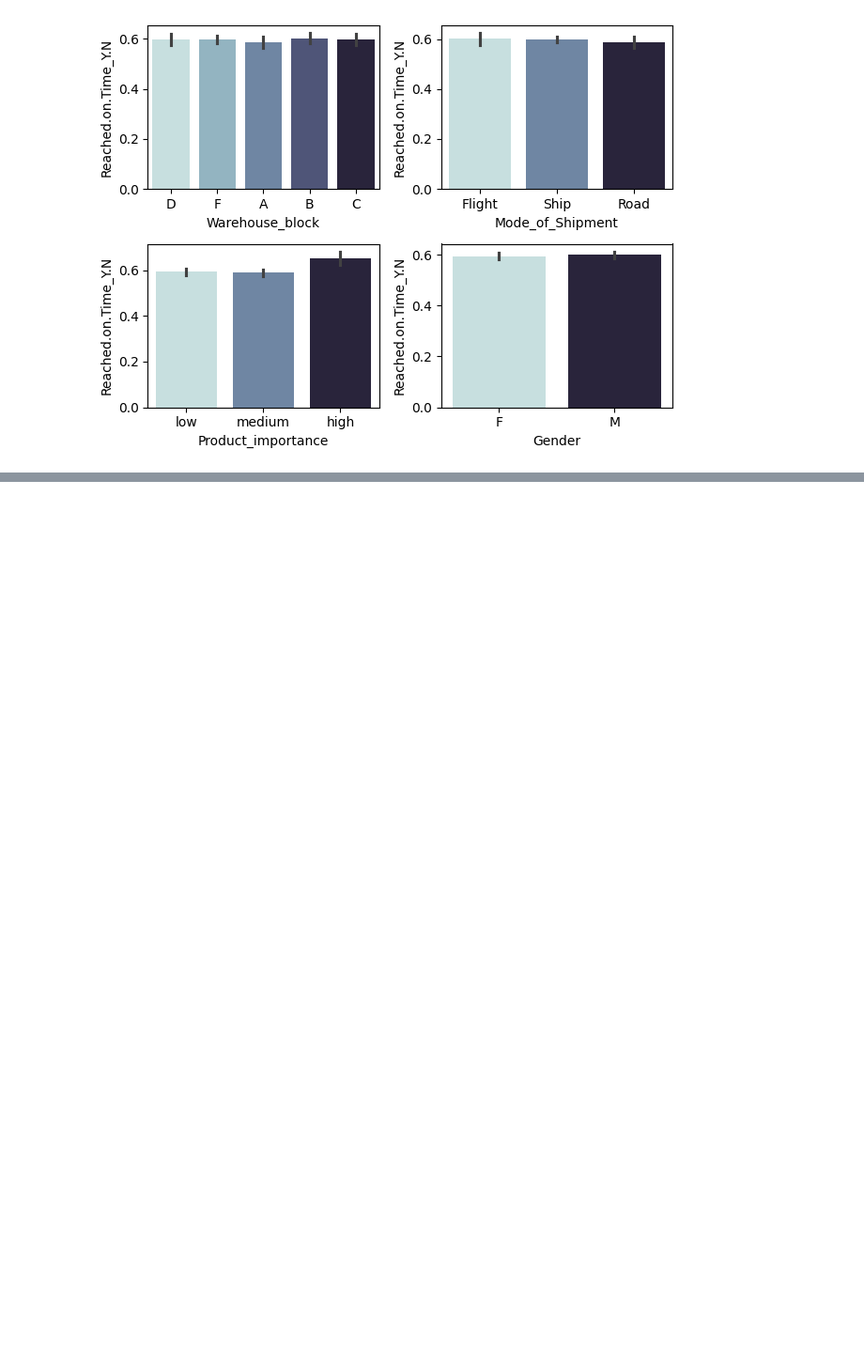
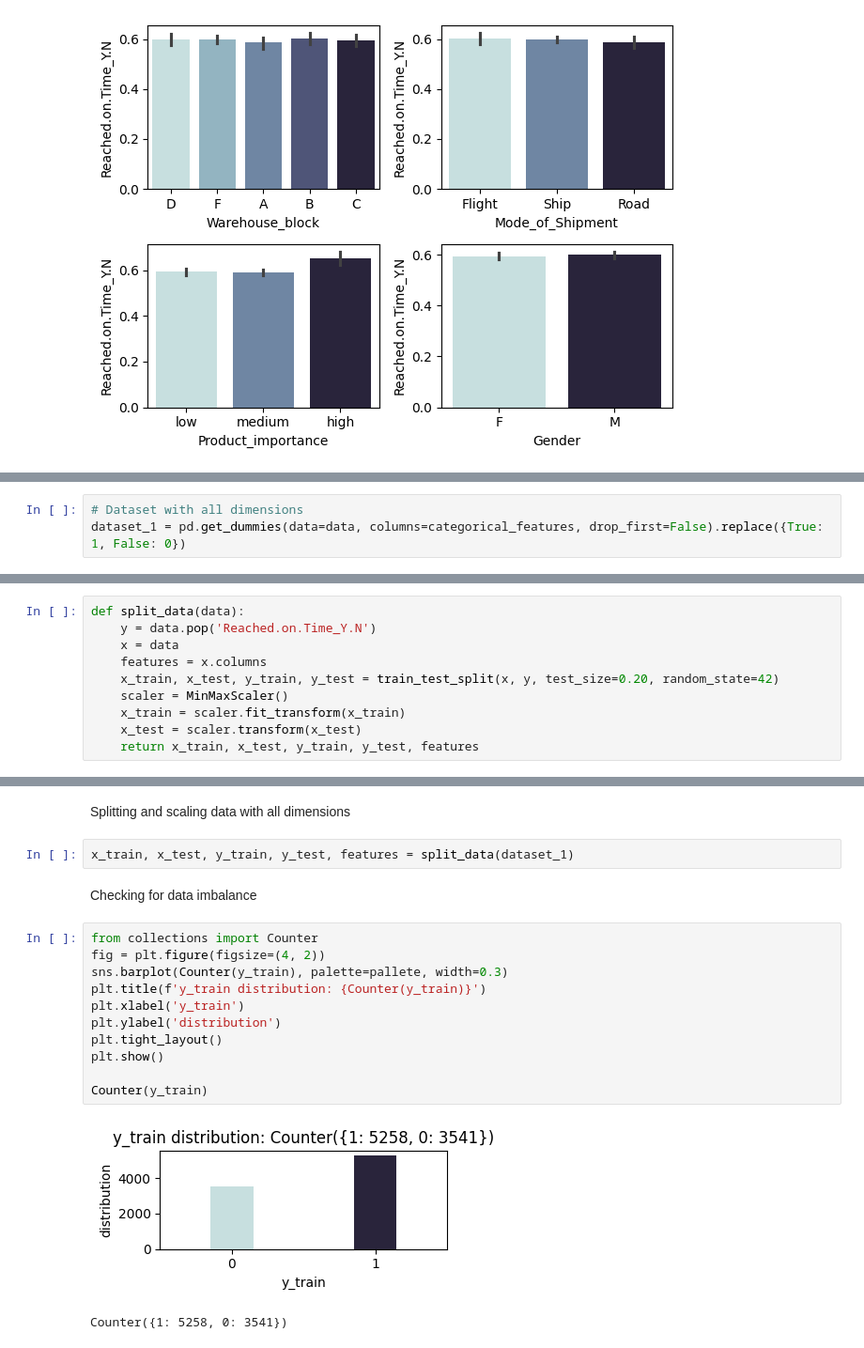
Before and after one commit to sahil-sundhan/math-for-data-science, a Jupyter notebook: Group 12/Project_1/Project_1.ipynb, the cells around one changed output, grey strips where cells are left out. Shown at 94% size. Cells and saved outputs as stored; diff of their text form; blank space fills up the shorter version.

```diff
--- a/Group 12/Project_1/Project_1.ipynb
+++ b/Group 12/Project_1/Project_1.ipynb
@@ -298,0 +338,3 @@ pd.get_dummies(data=data, columns=categorical_features, drop_first=False).replac
+# %%
+# Dataset with all dimensions
+dataset_1 = pd.get_dummies(data=data, columns=categorical_features, drop_first=False).replace({True: 1, False: 0})
@@ -300,0 +367,10 @@ Reduce dimensions
+# %%
+def split_data(data):
+    y = data.pop('Reached.on.Time_Y.N')
+    x = data
+    features = x.columns
+    x_train, x_test, y_train, y_test = train_test_split(x, y, test_size=0.20, random_state=42)
+    scaler = MinMaxScaler()
+    x_train = scaler.fit_transform(x_train)
+    x_test = scaler.transform(x_test)
+    return x_train, x_test, y_train, y_test, features
@@ -300,0 +392,20 @@ Reduce dimensions
+# %% [markdown]
+Splitting and scaling data with all dimensions
+# %%
+x_train, x_test, y_train, y_test, features = split_data(dataset_1)
+# %% [markdown]
+Checking for data imbalance
+# %%
+from collections import Counter
+fig = plt.figure(figsize=(4, 2))
+sns.barplot(Counter(y_train), palette=pallete, width=0.3)
+plt.title(f'y_train distribution: {Counter(y_train)}')
+plt.xlabel('y_train')
+plt.ylabel('distribution')
+plt.tight_layout()
+plt.show()
+
+Counter(y_train)
+# %% [output]
+[figure, added]
+Counter({1: 5258, 0: 3541})
```
Also changed, not shown: parts of 43 cells of this notebook, 1 other file.
